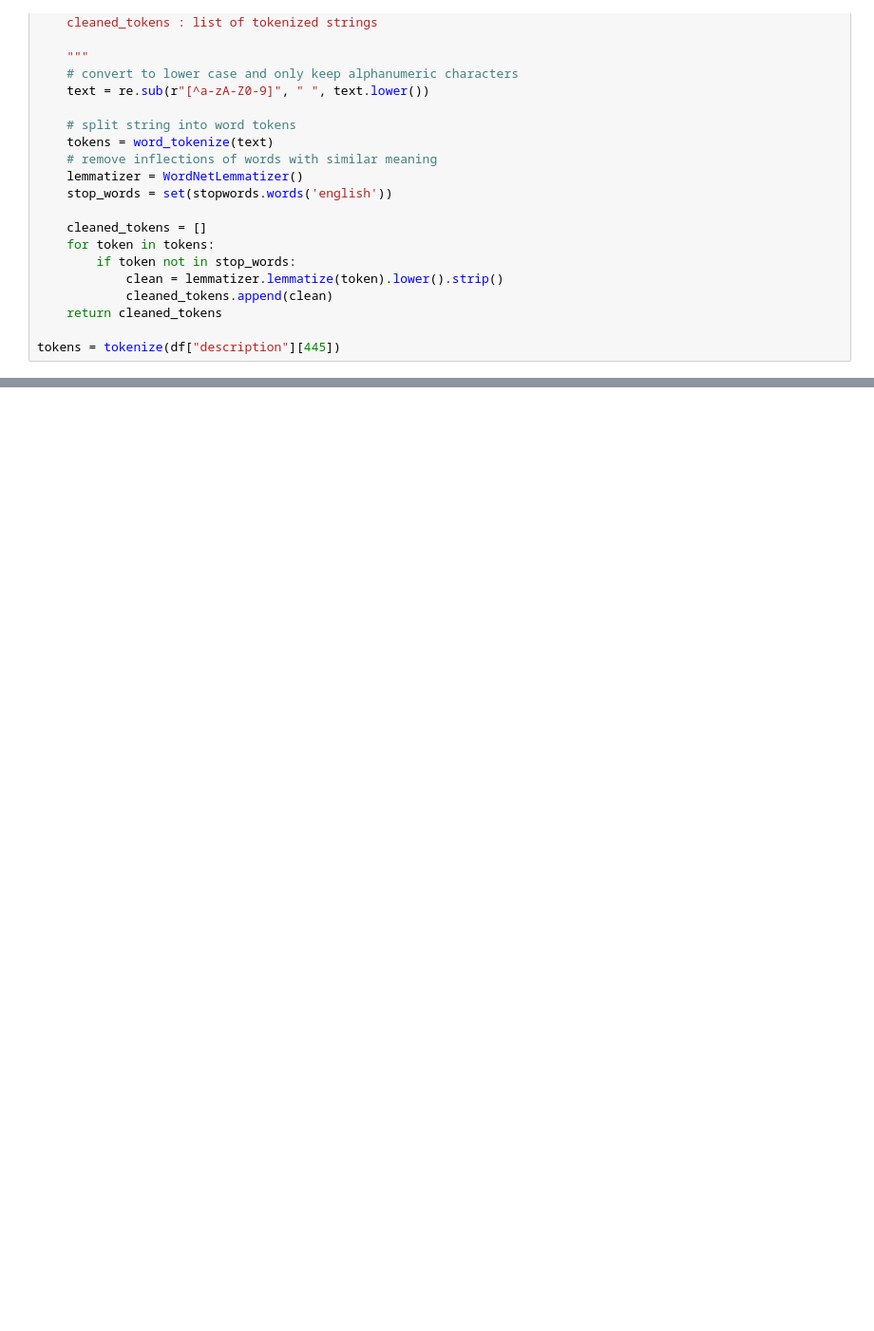
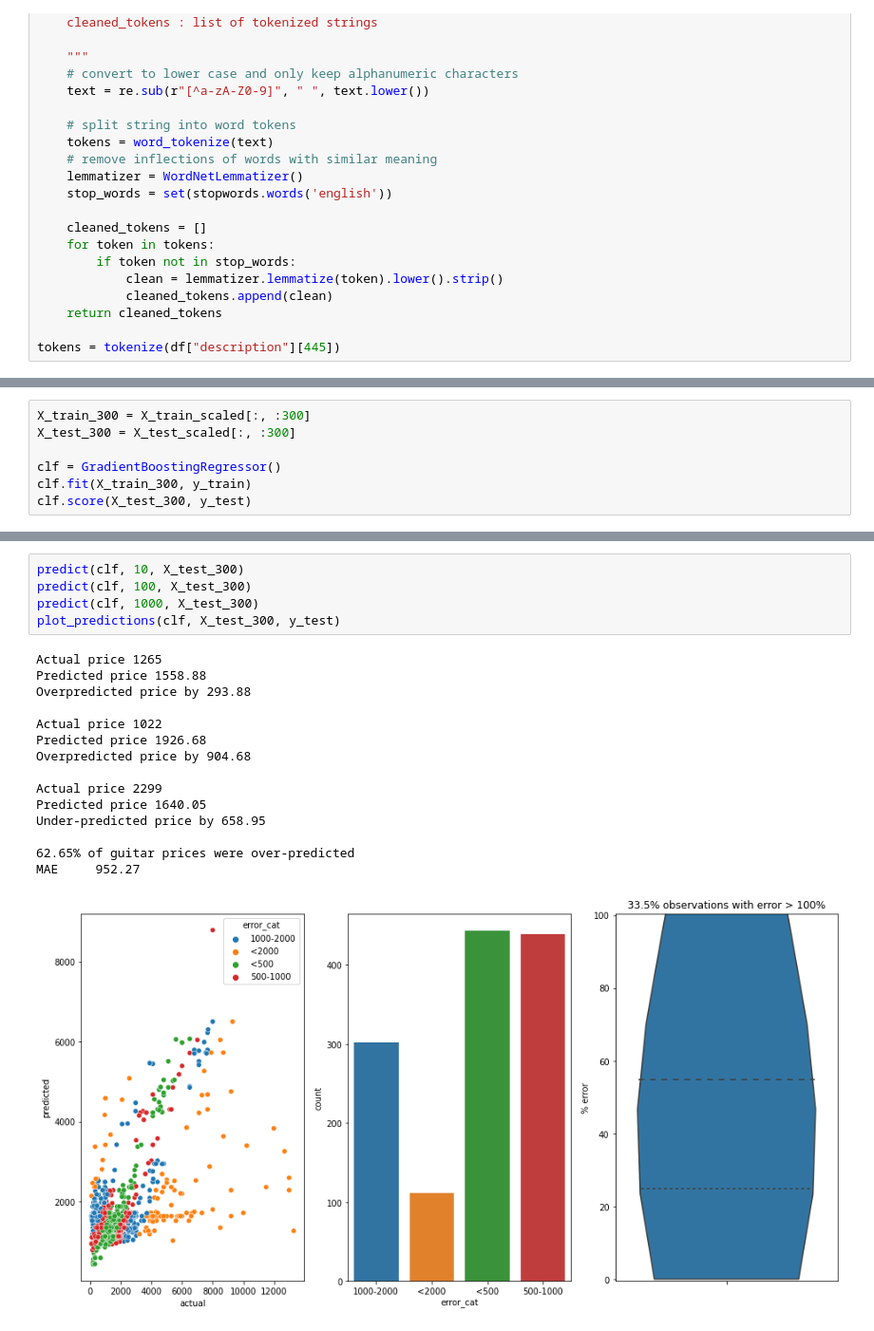
Before and after one commit to kynnemall/Guitar-Price-Prediction, a Jupyter notebook: Part 2 - Prediction from product description/Les_Paul_Product_Info_NLP.ipynb, the cells around one changed output, grey strips where cells are left out. Shown: that part at 95% size. Drawn from its saved outputs; the diff is of its cells as text; blank space fills up the shorter version.

```diff
--- a/Part 2 - Prediction from product description/Les_Paul_Product_Info_NLP.ipynb
+++ b/Part 2 - Prediction from product description/Les_Paul_Product_Info_NLP.ipynb
@@ -102,0 +140,7 @@ print(X.toarray())
+# %%
+X_train_300 = X_train_scaled[:, :300]
+X_test_300 = X_test_scaled[:, :300]
+
+clf = GradientBoostingRegressor()
+clf.fit(X_train_300, y_train)
+clf.score(X_test_300, y_test)
@@ -102,0 +197,21 @@ print(X.toarray())
+# %%
+predict(clf, 10, X_test_300)
+predict(clf, 100, X_test_300)
+predict(clf, 1000, X_test_300)
+plot_predictions(clf, X_test_300, y_test)
+# %% [output]
+Actual price 1265
+Predicted price 1558.88
+Overpredicted price by 293.88
+
+Actual price 1022
+Predicted price 1926.68
+Overpredicted price by 904.68
+
+Actual price 2299
+Predicted price 1640.05
+Under-predicted price by 658.95
+
+62.65% of guitar prices were over-predicted
+MAE     952.27
+[figure, added]
```
Also changed, not shown: parts of 11 cells of this notebook, 1 other file.
